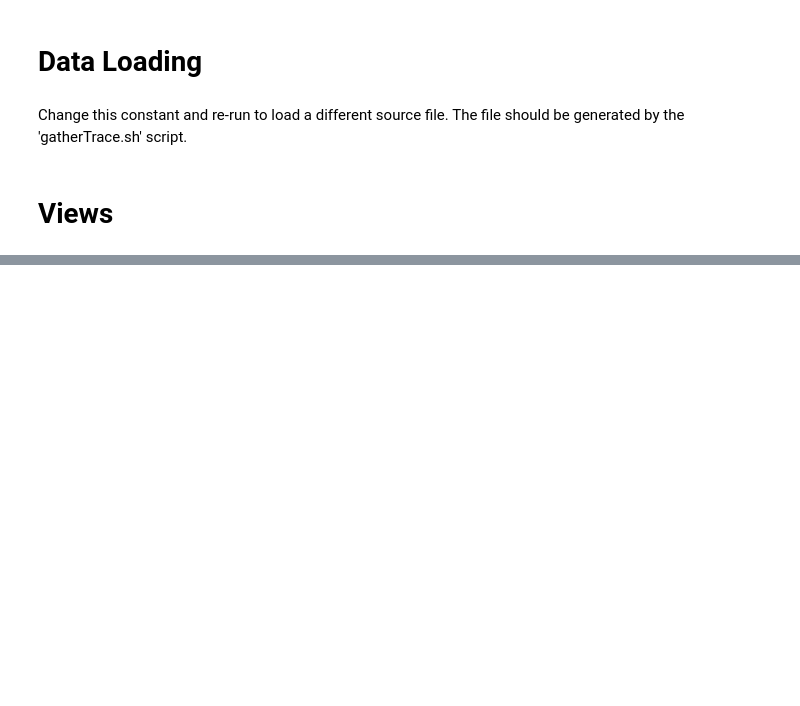
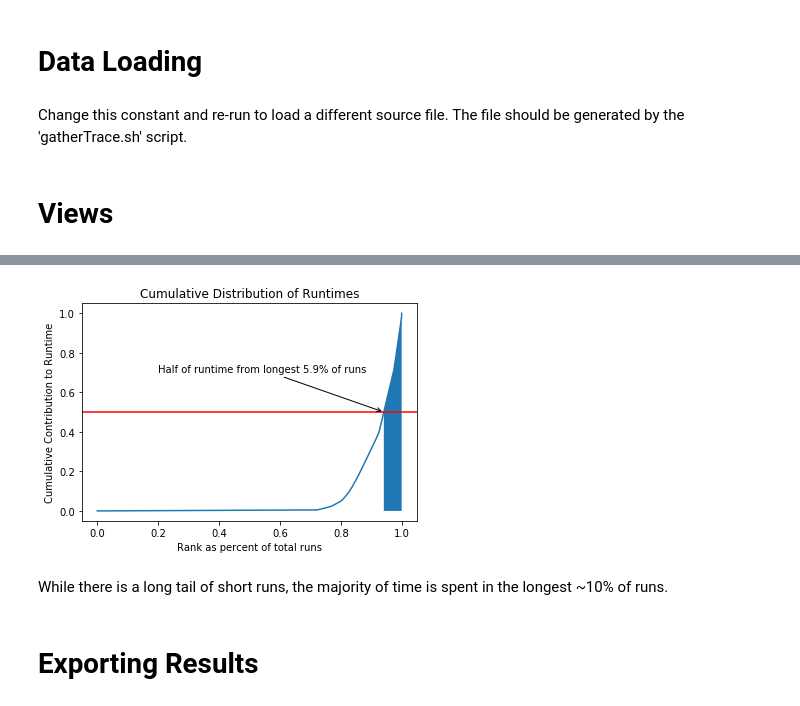
Before and after one commit to NathanTP/kaasProfiling, a Jupyter notebook: NVProfAnalysis.ipynb, the cells around one changed output, grey strips where cells are left out. Saved outputs shown, nothing was run; the diff lists cells and outputs as text; code cells hidden in the pictures; blank space fills up the shorter version.

```diff
--- a/NVProfAnalysis.ipynb
+++ b/NVProfAnalysis.ipynb
@@ -89,0 +195,25 @@ Estimated kernel chain duration (on average):  0.22251744708977453 ms
+# %%
+runDurations = runDurations.sort_values().reset_index(drop=True)
+scaled = (runDurations.cumsum() / runDurations.sum())
+scaled.index = scaled.index / scaled.index[-1]
+scaled.plot()
+plt.title("Cumulative Distribution of Runtimes")
+plt.xlabel('Rank as percent of total runs')
+plt.ylabel('Cumulative Contribution to Runtime')
+plt.fill_between(scaled.index / scaled.index[-1], scaled, where=(scaled > 0.5))
+
+plt.axhline(y=0.5, color='r')
+halfWayPointX = scaled[scaled >= 0.5].index[0]
+halfWayPointY = scaled[halfWayPointX]
+
+plt.annotate("Half of runtime from longest {:.1f}% of runs".format((1 - halfWayPointX)*100),
+                (halfWayPointX, halfWayPointY),
+                xytext=(0.2, 0.7),
+                arrowprops=dict(facecolor='black', arrowstyle="->"))
+plt.show()
+# %% [output]
+[figure, added]
+# %% [markdown]
+While there is a long tail of short runs, the majority of time is spent in the longest ~10% of runs.
+# %% [markdown]
+# Exporting Results
```
Also changed, not shown: parts of 32 cells of this notebook.
